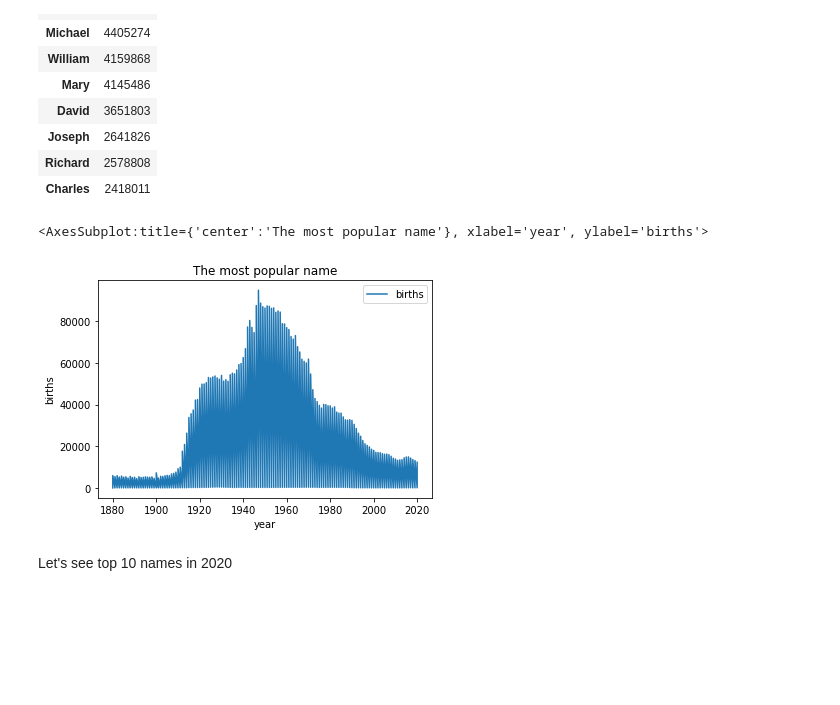
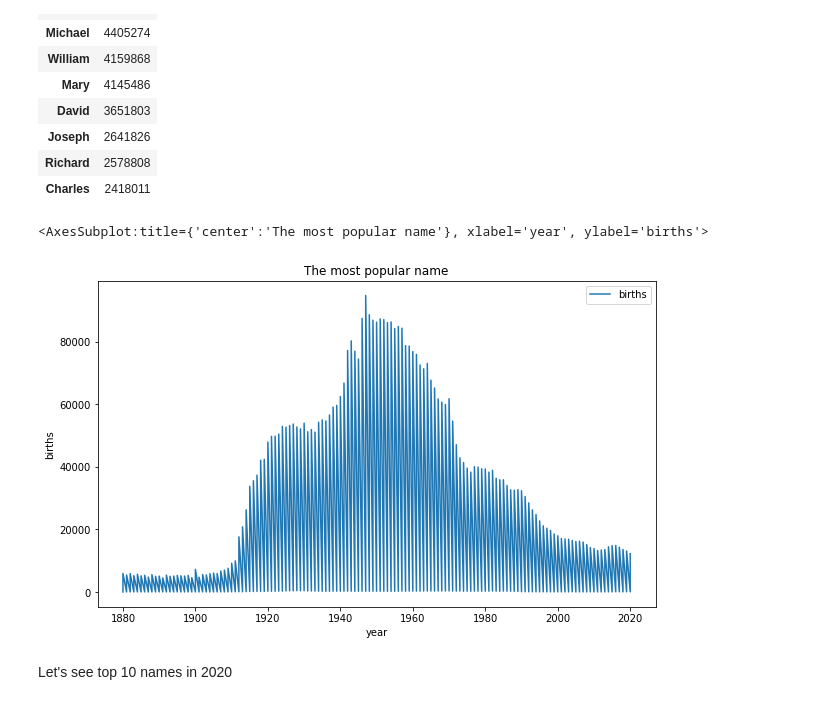
Before and after one commit to saltanatio/DataAnalysisProjects-, a Jupyter notebook: USbabynames.ipynb, the cells around one changed output. Cells and saved outputs as stored; diff of their text form; code cells hidden in the pictures; blank space fills up the shorter version.

```diff
--- a/USbabynames.ipynb
+++ b/USbabynames.ipynb
@@ -52,10 +52,10 @@ top10
 | Charles | 2418011 |
 # %%
 james = names[names['name'] == 'James']
-james.plot(x='year', y='births', title='The most popular name', ylabel='births')
+james.plot(x='year', y='births', title='The most popular name', ylabel='births', figsize=(10,6))
 # %% [output]
 <AxesSubplot:title={'center':'The most popular name'}, xlabel='year', ylabel='births'>
-[figure, old version]
+[figure, new version]
 # %% [markdown]
 Let's see top 10 names in 2020
 # %%
```
Also changed, not shown: parts of 7 cells of this notebook.
